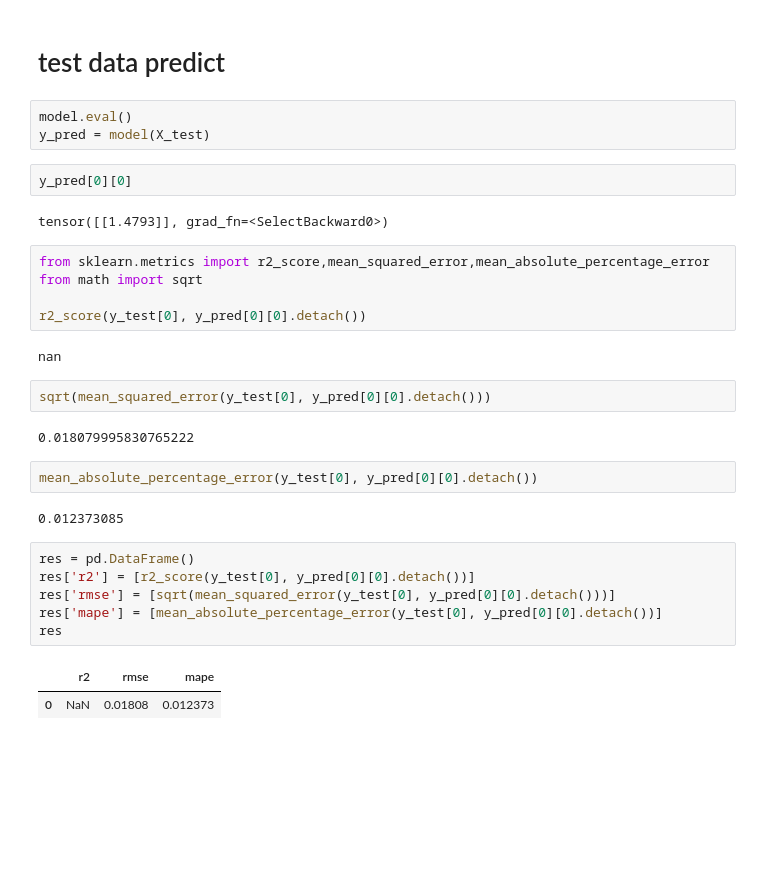
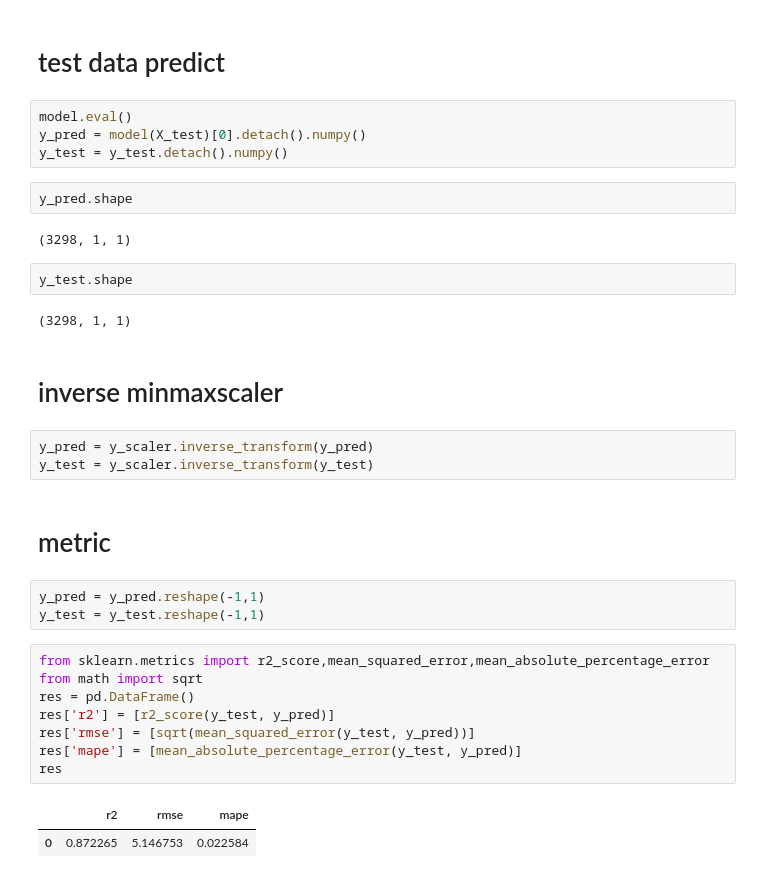
Before and after one commit to skywalker0803r/SCR, a Jupyter notebook: SCR_transformer.ipynb, the cells around one changed output. Saved outputs shown, nothing was run; the diff lists cells and outputs as text; blank space fills up the shorter version.

```diff
--- a/SCR_transformer.ipynb
+++ b/SCR_transformer.ipynb
@@ -533,32 +495,34 @@ plt.plot(loss_list)
 # test data predict
 # %%
 model.eval()
-y_pred = model(X_test)
+y_pred = model(X_test)[0].detach().numpy()
+y_test = y_test.detach().numpy()
-# %%
-y_pred[0][0]
-# %% [output]
-tensor([[1.4793]], grad_fn=<SelectBackward0>)
+# %%
+y_pred.shape
+# %% [output]
+(3298, 1, 1)
+# %%
+y_test.shape
+# %% [output]
+(3298, 1, 1)
+# %% [markdown]
+# inverse minmaxscaler
+# %%
+y_pred = y_scaler.inverse_transform(y_pred)
+y_test = y_scaler.inverse_transform(y_test)
+# %% [markdown]
+# metric
+# %%
+y_pred = y_pred.reshape(-1,1)
+y_test = y_test.reshape(-1,1)
 # %%
 from sklearn.metrics import r2_score,mean_squared_error,mean_absolute_percentage_error
 from math import sqrt
-
-r2_score(y_test[0], y_pred[0][0].detach())
+res = pd.DataFrame()
+res['r2'] = [r2_score(y_test, y_pred)]
+res['rmse'] = [sqrt(mean_squared_error(y_test, y_pred))]
+res['mape'] = [mean_absolute_percentage_error(y_test, y_pred)]
+res
 # %% [output]
-nan
+|  | r2 | rmse | mape |
+| 0 | 0.872265 | 5.146753 | 0.022584 |
-# %%
-sqrt(mean_squared_error(y_test[0], y_pred[0][0].detach()))
-# %% [output]
-0.018079995830765222
-# %%
-mean_absolute_percentage_error(y_test[0], y_pred[0][0].detach())
-# %% [output]
-0.012373085
-# %%
-res = pd.DataFrame()
-res['r2'] = [r2_score(y_test[0], y_pred[0][0].detach())]
-res['rmse'] = [sqrt(mean_squared_error(y_test[0], y_pred[0][0].detach()))]
-res['mape'] = [mean_absolute_percentage_error(y_test[0], y_pred[0][0].detach())]
-res
-# %% [output]
-|  | r2 | rmse | mape |
-| 0 | NaN | 0.01808 | 0.012373 |
```
Also changed, not shown: parts of 33 cells of this notebook.
